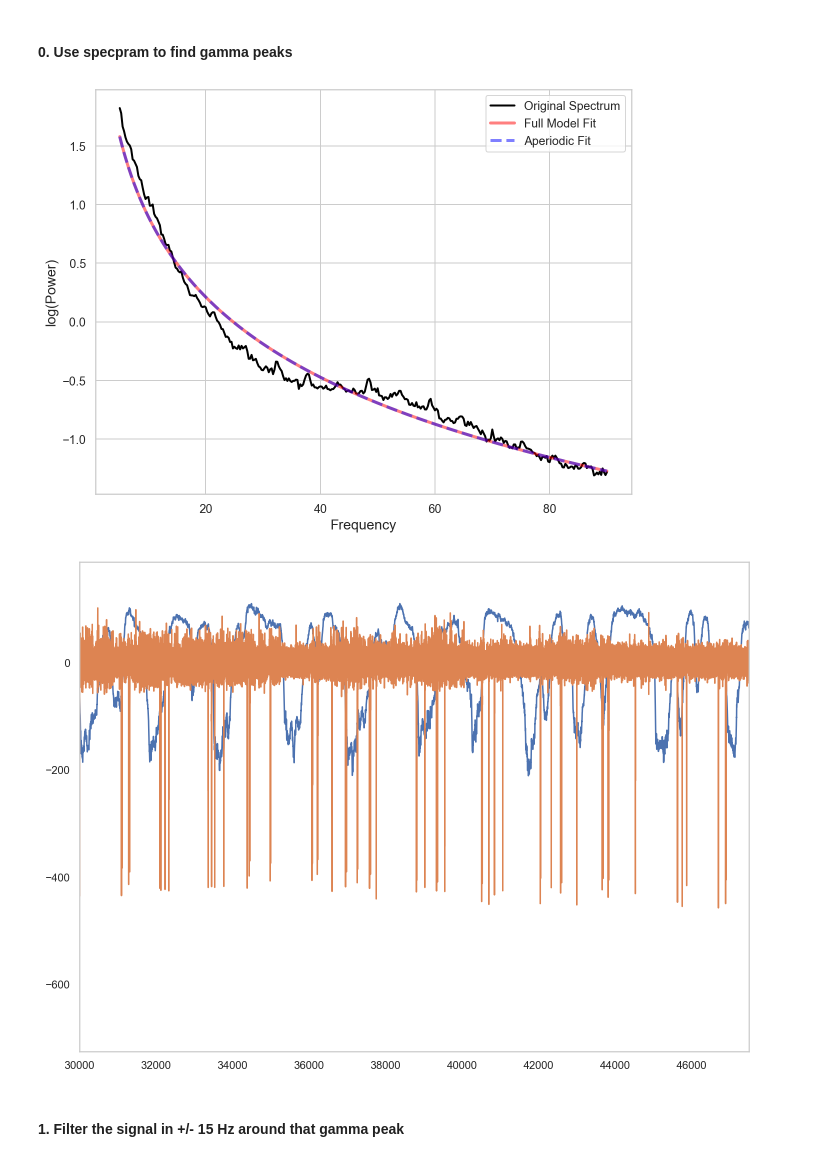
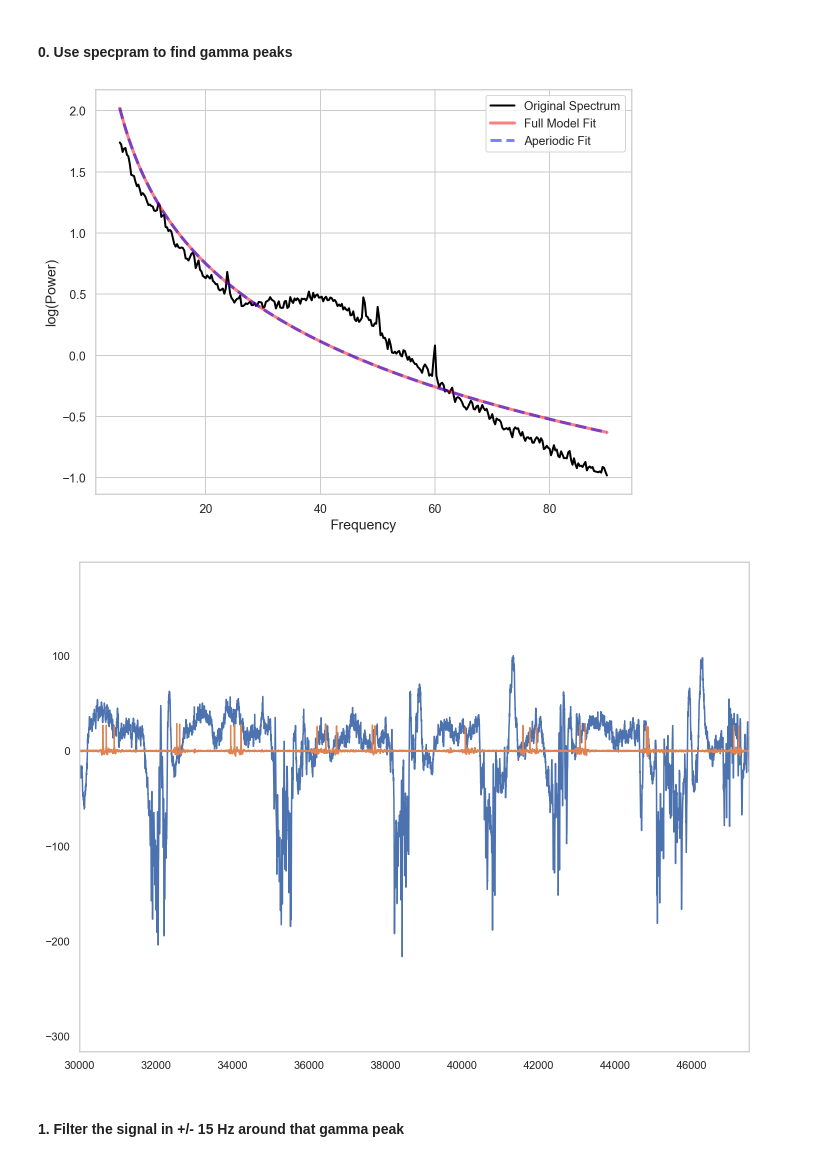
Before and after one commit to voytekresearch/spikewise, a Jupyter notebook: datasets/spe-1_rh/spe-1_rh_c42_IAPvsEAP.ipynb, the cells around one changed output. Cells and saved outputs as stored; diff of their text form; code cells hidden in the pictures.

Commit message:
Add LFP and spike classification visualizations

```diff
--- a/datasets/spe-1_rh_c14.ipynb
+++ b/datasets/spe-1_rh/spe-1_rh_c42_IAPvsEAP.ipynb
@@ -204,19 +177,19 @@ cell_ids = ['c14', 'c42']
 # %% [markdown]
 ### LFP Gamma "burst detection" method
 # %%
-lfp_c14= '/Users/blancamartin/Desktop/Voytek_Lab/spike_waveform/Neuropixel Paired Recordings/Recordings/filt_lfp_recordings/c14_lfp_filt.npy'
-patch_c14 = '/Users/blancamartin/Desktop/Voytek_Lab/spike_waveform/Neuropixel Paired Recordings/Recordings/filt_patch_recordings/c14patch_filt.npy'
+lfp_c42= '/Users/blancamartin/Desktop/Voytek_Lab/spike_waveform/Neuropixel Paired Recordings/Recordings/filt_lfp_recordings/c42_lfp_filt.npy'
+patch_c42 = '/Users/blancamartin/Desktop/Voytek_Lab/spike_waveform/Neuropixel Paired Recordings/Recordings/filt_patch_recordings/c42patch_filt.npy'
 # %%
 #get cell number
-cell_num = lfp_c14.split('/')[len(lfp_c14.split('/'))-1].split('_')[0]
+cell_num = lfp_c42.split('/')[len(lfp_c42.split('/'))-1].split('_')[0]
 
-lfp_filt_c14 = np.load(lfp_c14)
+lfp_filt_c42 = np.load(lfp_c42)
 lfp_fs = 2500 # sampling rate
 lfp_one_ms = int(lfp_fs / 1000)
-lfp_times_c14 = np.arange(0, np.shape(lfp_filt_c14)[0]) / lfp_one_ms # in ms instead of sec
+lfp_times_c42 = np.arange(0, np.shape(lfp_filt_c42)[0]) / lfp_one_ms # in ms instead of sec
 
 #get patch data
-patch_filt_c14 = np.load(patch_c14)
-patch_c14_one_ms = int(patch_fs_c14  / 1000)
-patch_times_c14 = np.arange(0, np.shape(patch_filt_c14 )[0]) / patch_c14_one_ms # in ms instead of sec
+patch_filt_c42 = np.load(patch_c42)
+patch_c42_one_ms = int(patch_fs_c42  / 1000)
+patch_times_c42 = np.arange(0, np.shape(patch_filt_c42 )[0]) / patch_c42_one_ms # in ms instead of sec
 # %%
@@ -238,19 +211,19 @@ plt.show()
 # %% [markdown]
 #### 0. Use specpram to find gamma peaks
 # %%
-fm_c14 = FOOOF(max_n_peaks=0, verbose=False)
-fm_c14.fit(fxx_c14, pxx_c14, freq_range=(5,90))
-fm_c14.plot()
+fm_c42 = FOOOF(max_n_peaks=0, verbose=False)
+fm_c42.fit(fxx_c42, pxx_c42, freq_range=(5,90))
+fm_c42.plot()
 # %% [output]
-[figure, old version]
+[figure, new version]
 # %%
 #plot raw LFP and patch data
-plt.plot(lfp_times_c14, lfp_filt_c14)
-plt.plot(patch_times_c14, patch_filt_c14)
+plt.plot(lfp_times_c42, lfp_filt_c42)
+plt.plot(patch_times_c42, patch_filt_c42)
 plt.xlim(30000,47500)
 plt.show()
 # %% [output]
-[figure, old version]
+[figure, new version]
 # %% [markdown]
 #### 1. Filter the signal in +/- 15 Hz around that gamma peak
 # %%
```
Also changed, not shown: parts of 45 cells of this notebook, 4 other files.
